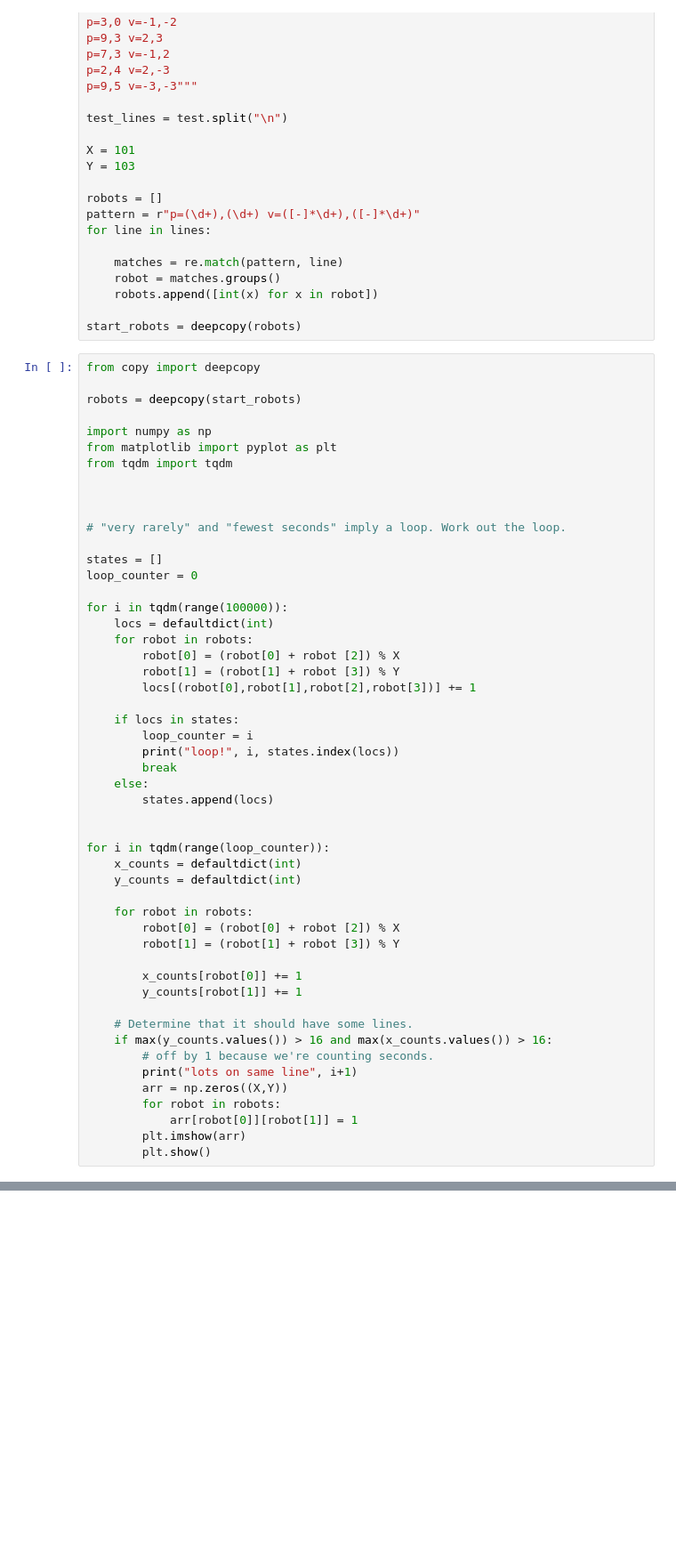
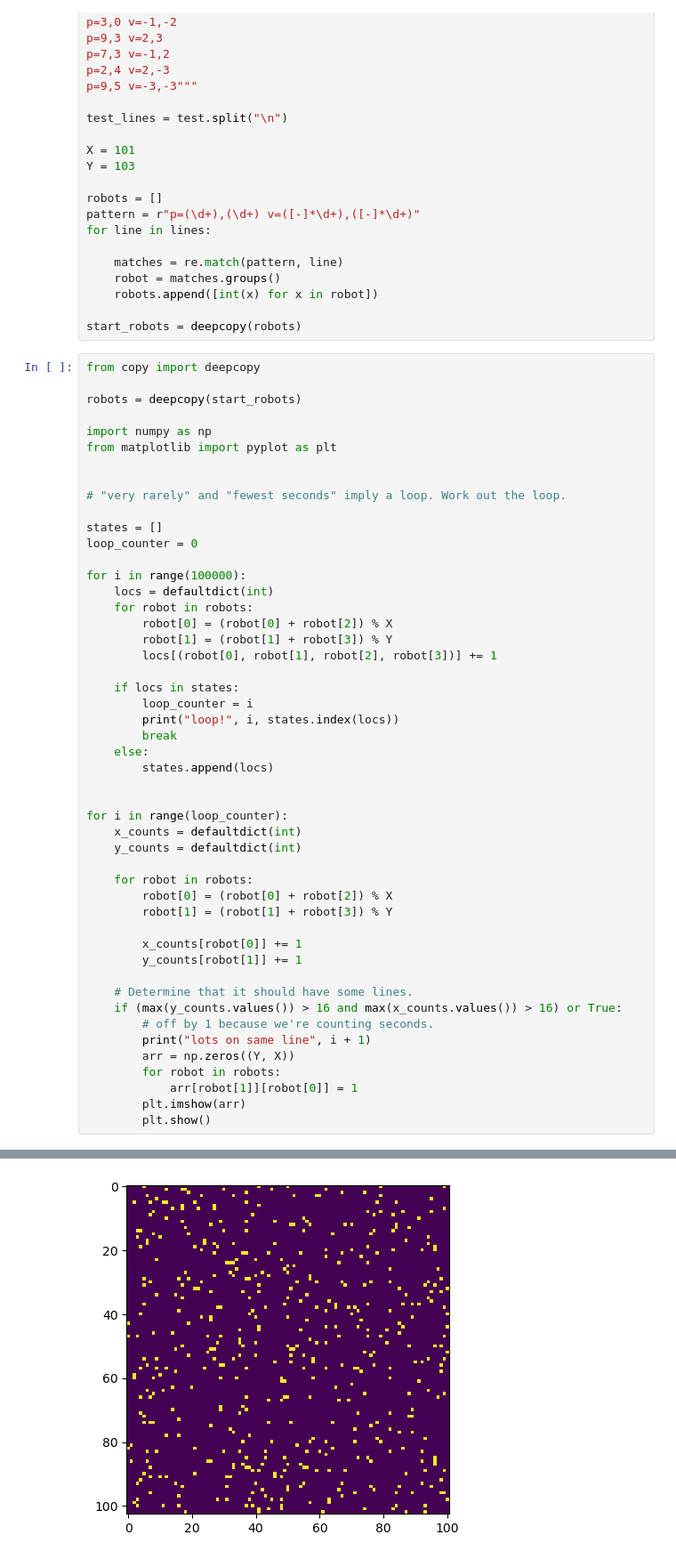
Before and after one commit to gsainsbury86/advent_2024, a Jupyter notebook: Day 14.ipynb, the cells around one changed output, grey strips where cells are left out. Shown at 89% size. Drawn from its saved outputs; the diff is of its cells as text; blank space fills up the shorter version.

```diff
--- a/Day 14.ipynb
+++ b/Day 14.ipynb
@@ -122,8 +122,6 @@ robots = deepcopy(start_robots)
 
 import numpy as np
 from matplotlib import pyplot as plt
-from tqdm import tqdm
-
 
 
 # "very rarely" and "fewest seconds" imply a loop. Work out the loop.
@@ -131,12 +129,12 @@ from tqdm import tqdm
 states = []
 loop_counter = 0
 
-for i in tqdm(range(100000)):
+for i in range(100000):
     locs = defaultdict(int)
     for robot in robots:
-        robot[0] = (robot[0] + robot [2]) % X
-        robot[1] = (robot[1] + robot [3]) % Y
-        locs[(robot[0],robot[1],robot[2],robot[3])] += 1
+        robot[0] = (robot[0] + robot[2]) % X
+        robot[1] = (robot[1] + robot[3]) % Y
+        locs[(robot[0], robot[1], robot[2], robot[3])] += 1
 
     if locs in states:
         loop_counter = i
@@ -146,24 +144,24 @@ for i in tqdm(range(100000)):
         states.append(locs)
 
 
-for i in tqdm(range(loop_counter)):
+for i in range(loop_counter):
     x_counts = defaultdict(int)
     y_counts = defaultdict(int)
 
     for robot in robots:
-        robot[0] = (robot[0] + robot [2]) % X
-        robot[1] = (robot[1] + robot [3]) % Y
+        robot[0] = (robot[0] + robot[2]) % X
+        robot[1] = (robot[1] + robot[3]) % Y
 
         x_counts[robot[0]] += 1
         y_counts[robot[1]] += 1
 
     # Determine that it should have some lines.
-    if max(y_counts.values()) > 16 and max(x_counts.values()) > 16:
+    if (max(y_counts.values()) > 16 and max(x_counts.values()) > 16) or True:
         # off by 1 because we're counting seconds.
-        print("lots on same line", i+1)
-        arr = np.zeros((X,Y))
+        print("lots on same line", i + 1)
+        arr = np.zeros((Y, X))
         for robot in robots:
-            arr[robot[0]][robot[1]] = 1
+            arr[robot[1]][robot[0]] = 1
         plt.imshow(arr)
         plt.show()
 # %% [output]
@@ -170,0 +170 @@ loop! 10403 0
+[figure, new version]
```
Also changed, not shown: parts of 2 cells of this notebook, 5 other files.
